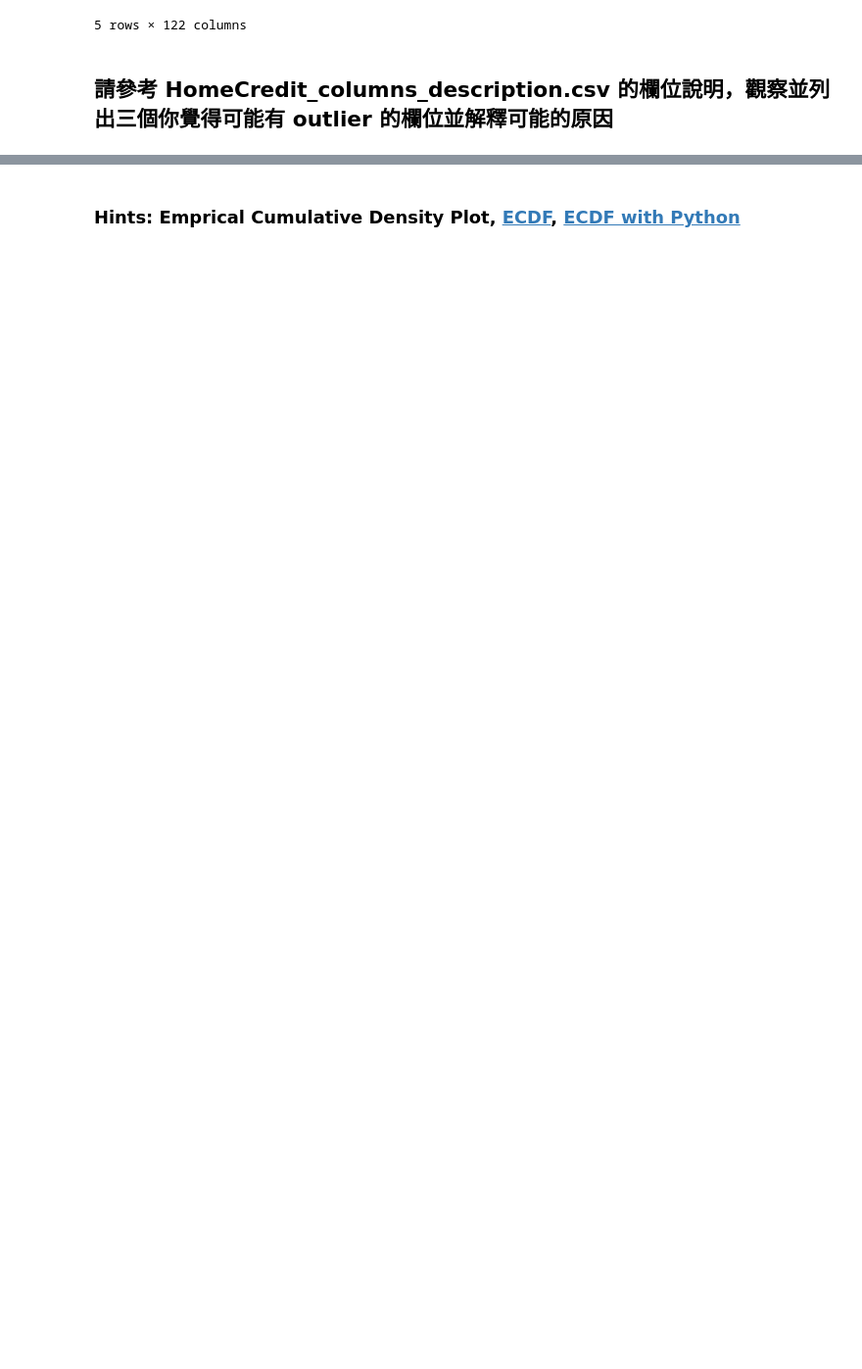
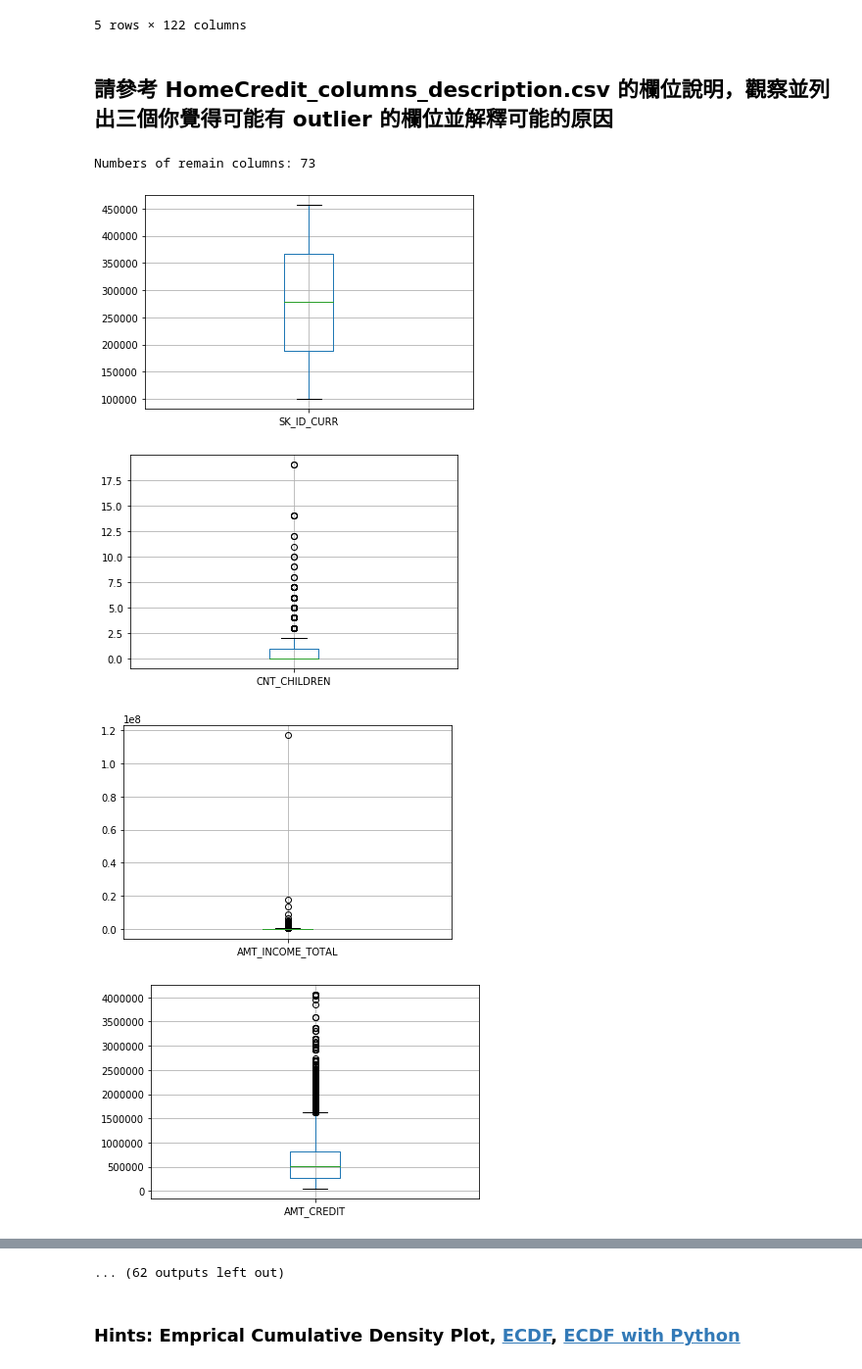
Before and after one commit to Casperkuo/ML100Days, a Jupyter notebook: homework/Day_009_HW .ipynb, the cells around one changed output, grey strips where cells are left out. Shown: that part at 98% size. Cells and saved outputs as stored; diff of their text form; code cells hidden in the pictures; blank space fills up the shorter version.

```diff
--- a/homework/Day_009_HW .ipynb
+++ b/homework/Day_009_HW .ipynb
@@ -40,20 +40,23 @@ Path of read in data: ./data\application_train.csv
 # %%
 # 先篩選數值型的欄位
 """
 YOUR CODE HERE, fill correct data types (for example str, float, int, ...)
 """
-dtype_select = [str, float, int]
+dtype_select = [np.dtype('int64'), np.dtype('float64')]
 
 numeric_columns = list(app_train.columns[list(app_train.dtypes.isin(dtype_select))])
 
 # 再把只有 2 值 (通常是 0,1) 的欄位去掉
 numeric_columns = list(app_train[numeric_columns].columns[list(app_train[numeric_columns].apply(lambda x:len(x.unique())!=2 ))])
-print("Numbers of remain columns" % len(numeric_columns))
+print("Numbers of remain columns: %i" % len(numeric_columns))
 
 # 檢視這些欄位的數值範圍
 for col in numeric_columns:
-    """
-    Your CODE HERE, make the box plot
-    """
-
+    app_train.boxplot(col)
     plt.show()
+# %% [output]
+Numbers of remain columns: 73
+[figure, added]
+[figure, added]
+[figure, added]
+[figure, added]
@@ -60,3 +70,4 @@ for col in numeric_columns:
+... (62 outputs left out)
 # %%
 # 從上面的圖檢查的結果，至少這三個欄位好像有點可疑
 
```
Also changed, not shown: parts of 5 cells of this notebook.
